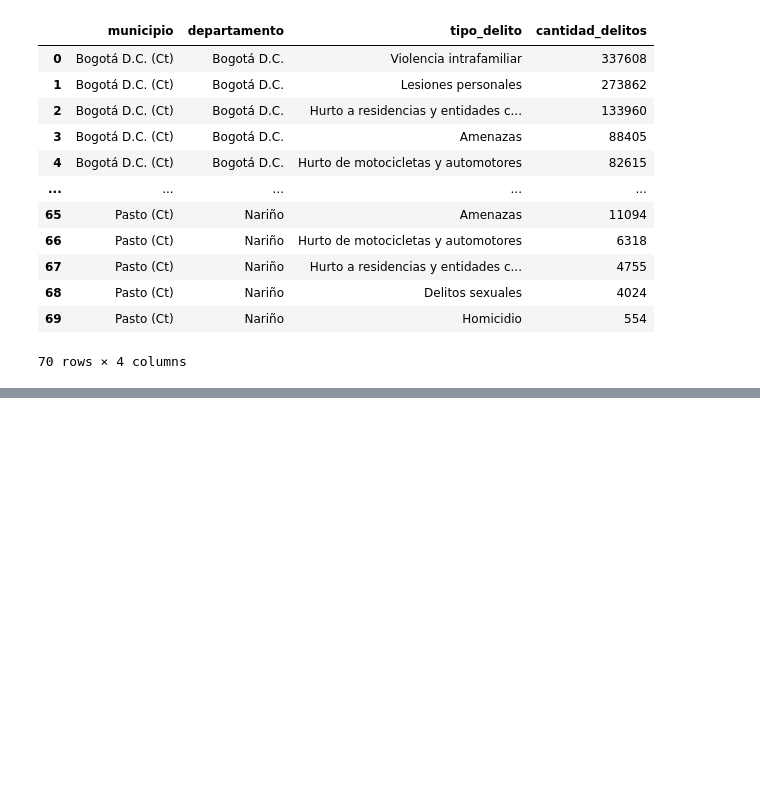
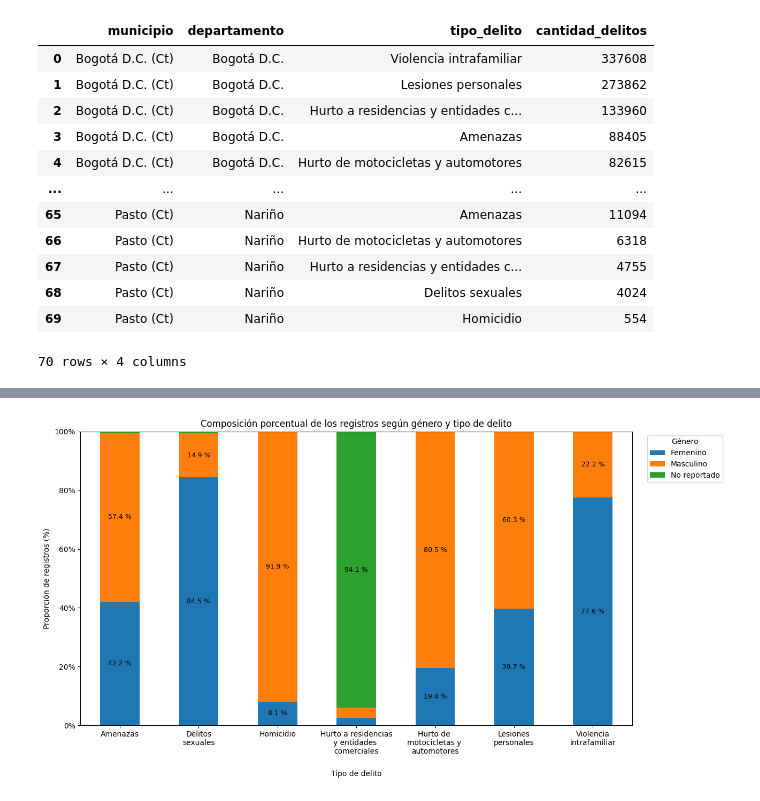
Before and after one commit to SaraBalbin/DW_Analisis_Criminalidad_Colombia, a Jupyter notebook: 04_Analisis_exploratorio.ipynb, the cells around one changed output, grey strips where cells are left out. Cells and saved outputs as stored; diff of their text form; code cells hidden in the pictures; blank space fills up the shorter version.

```diff
--- a/04_Analisis_exploratorio.ipynb
+++ b/04_Analisis_exploratorio.ipynb
@@ -526,0 +523,100 @@ plt.show()
+# %%
+import pandas as pd
+import matplotlib.pyplot as plt
+from matplotlib.ticker import PercentFormatter
+
+# ==========================================================
+# PREPARACIÓN DE DATOS: TIPO DE DELITO × GÉNERO
+# ==========================================================
+
+# Convertir a tabla tipo_delito x genero
+tabla_genero = df_genero.pivot_table(
+    index="tipo_delito",
+    columns="genero",
+    values="cantidad_delitos",
+    aggfunc="sum",
+    fill_value=0
+)
+
+# Calcular porcentaje dentro de cada tipo de delito
+tabla_genero_pct = tabla_genero.div(
+    tabla_genero.sum(axis=1),
+    axis=0
+) * 100
+
+# Ordenar los delitos según el orden deseado
+orden_delitos = [
+    "Amenazas",
+    "Delitos sexuales",
+    "Homicidio",
+    "Hurto a residencias y entidades comerciales",
+    "Hurto de motocicletas y automotores",
+    "Lesiones personales",
+    "Violencia intrafamiliar"
+]
+
+tabla_genero_pct = tabla_genero_pct.reindex(orden_delitos)
+
+# ==========================================================
+# GRÁFICA
+# ==========================================================
+
+ax = tabla_genero_pct.plot(
+    kind="bar",
+    stacked=True,
+    figsize=(13, 7)
+)
+
+ax.set_xlabel("Tipo de delito", labelpad=20)
+ax.set_ylabel("Proporción de registros (%)")
+ax.set_title(
+    "Composición porcentual de los registros según género y tipo de delito, 2014–2024"
+)
+
+# Eje Y de 0 a 100
+ax.set_ylim(0, 100)
+ax.yaxis.set_major_formatter(PercentFormatter())
+
+# Rotación de etiquetas
+ax.set_xticklabels(
+    [
+        "Amenazas",
+        "Delitos\nsexuales",
+        "Homicidio",
+        "Hurto a residencias\ny entidades \ncomerciales",
+        "Hurto de \nmotocicletas y \nautomotores",
+        "Lesiones\npersonales",
+        "Violencia\nintrafamiliar"
+    ],
+    rotation=0,
+    ha="center"
+)
+
+for i in range(tabla_genero_pct.shape[0]):
+    acumulado = 0
+
+    for j in range(tabla_genero_pct.shape[1]):
+        valor = tabla_genero_pct.iloc[i, j]
+
+        if valor >= 5:
+            ax.text(
+                i,
+                acumulado + valor / 2,
+                f"{valor:.1f} %",
+                ha="center",
+                va="center",
+                fontsize=9
+            )
+
+        acumulado += valor
+
+ax.legend(
+    title="Género",
+    bbox_to_anchor=(1.02, 1),
+    loc="upper left"
+)
+
+plt.tight_layout()
+plt.show()
+# %% [output]
+[figure, added]
```
Also changed, not shown: parts of 7 cells of this notebook.
